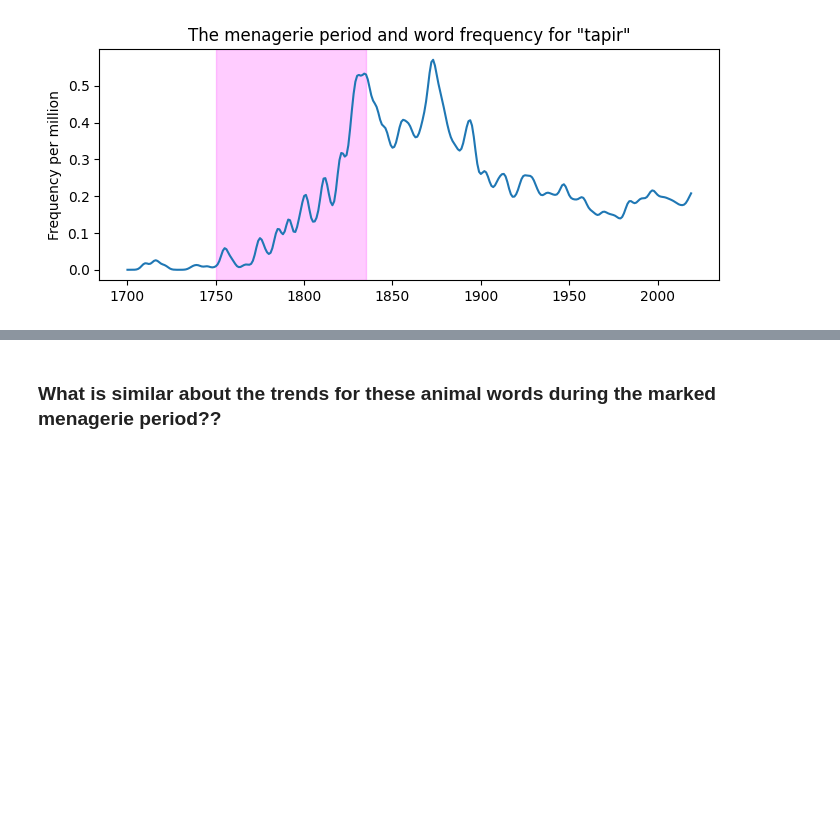
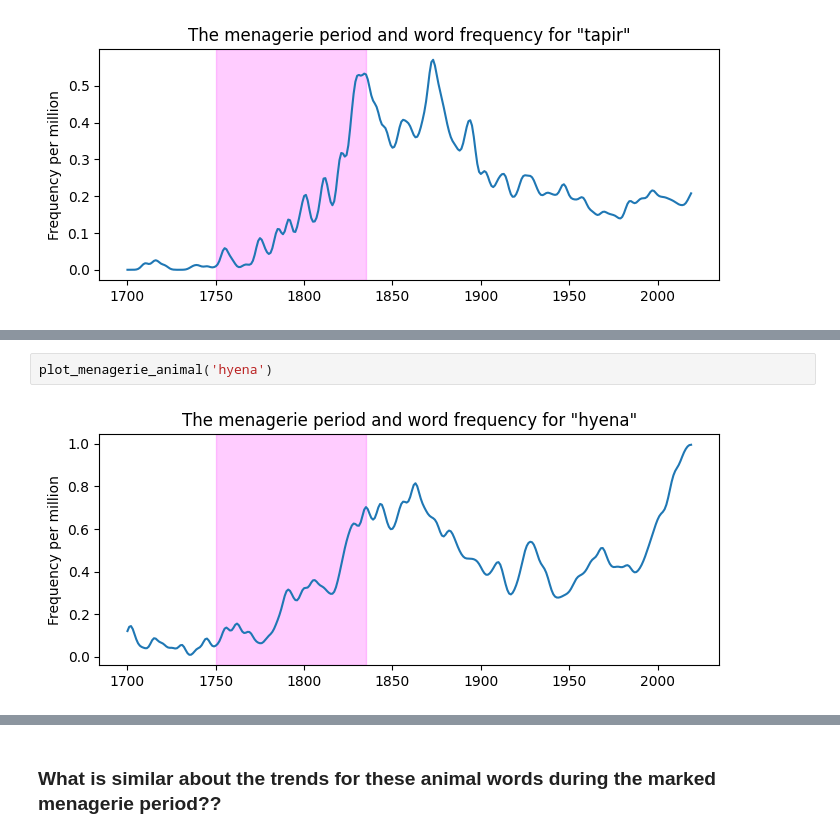
Before and after one commit to Agumekenneth/Data-Visualization-and-story-Telling, a Jupyter notebook: In class storytelling project-20260314/any-animal-except-project.ipynb, the cells around one changed output, grey strips where cells are left out. Cells and saved outputs as stored; diff of their text form; blank space fills up the shorter version.

```diff
--- a/In class storytelling project-20260314/any-animal-except-project.ipynb
+++ b/In class storytelling project-20260314/any-animal-except-project.ipynb
@@ -50,0 +61,4 @@ plot_menagerie_animal('tapir')
+# %%
+plot_menagerie_animal('hyena')
+# %% [output]
+[figure, added]
```
Also changed, not shown: parts of 13 cells of this notebook, 10 other files.
